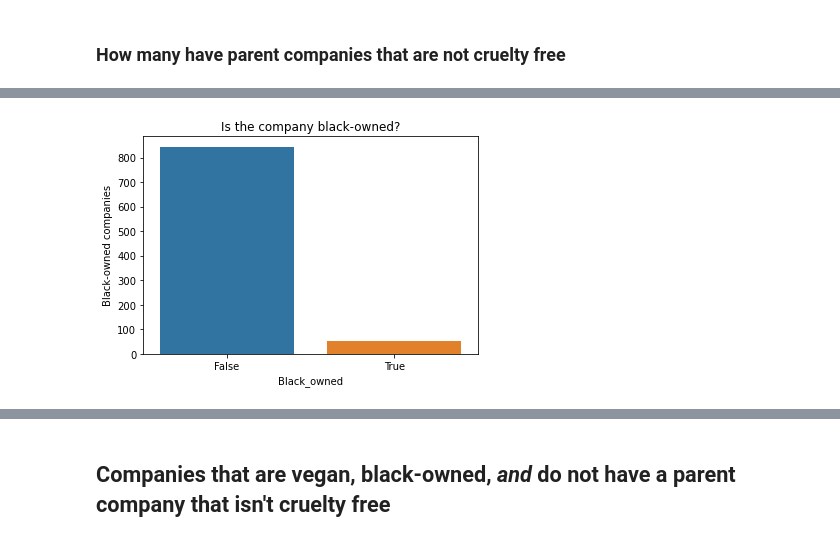
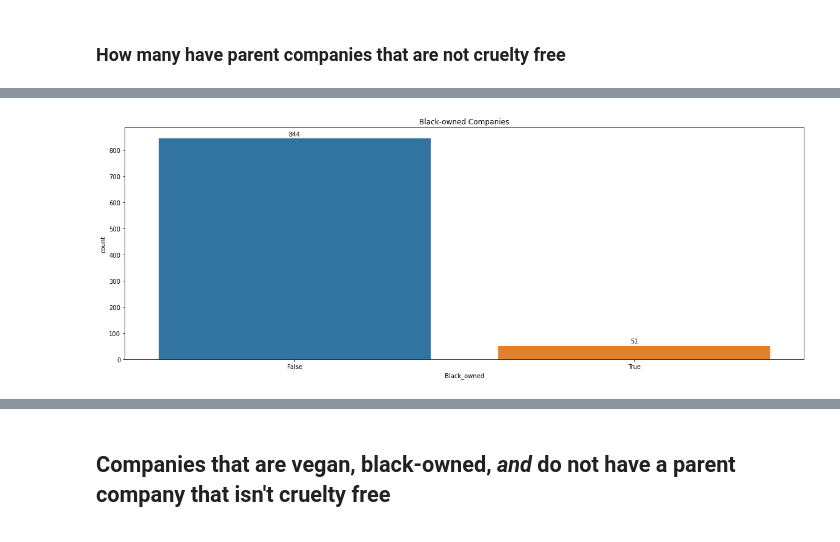
Before and after one commit to mhapich/cruelty_free_products, a Jupyter notebook: Cruelty_free.ipynb, the cells around one changed output, grey strips where cells are left out. Cells and saved outputs as stored; diff of their text form; code cells hidden in the pictures.

```diff
--- a/Cruelty_free.ipynb
+++ b/Cruelty_free.ipynb
@@ -170,8 +274,19 @@ fig.show();
+# %%
+fig, ax1 = plt.subplots(figsize=(20,7))
+graph = sns.countplot(ax=ax1,x='Black_owned', data=brand_df)
+graph.set_title("Black-owned Companies")
+# graph.set_xticklabels(graph.get_xticklabels(),rotation=90)
+i=0
+for p in graph.patches:
+    height = p.get_height()
+    graph.text(p.get_x()+p.get_width()/2., height + 10,
+        df['Black_owned'].value_counts()[i],ha="center")
+    i += 1
+# %% [output]
+[figure, added]
 # %%
-fig = sns.countplot(data=brand_df, x='Black_owned')
-fig.set_title('Is the company black-owned?')
-fig.set_ylabel('Black-owned companies');
+#fig = sns.countplot(data=brand_df, x='Black_owned', order=[True, False])
+#fig.set_title('Is the company black-owned?')
+#fig.set_ylabel('Black-owned companies');
-# %% [output]
-[figure, removed]
 # %%
 # check out vegan brand values, along with which are black-owned
```
Also changed, not shown: parts of 33 cells of this notebook.
